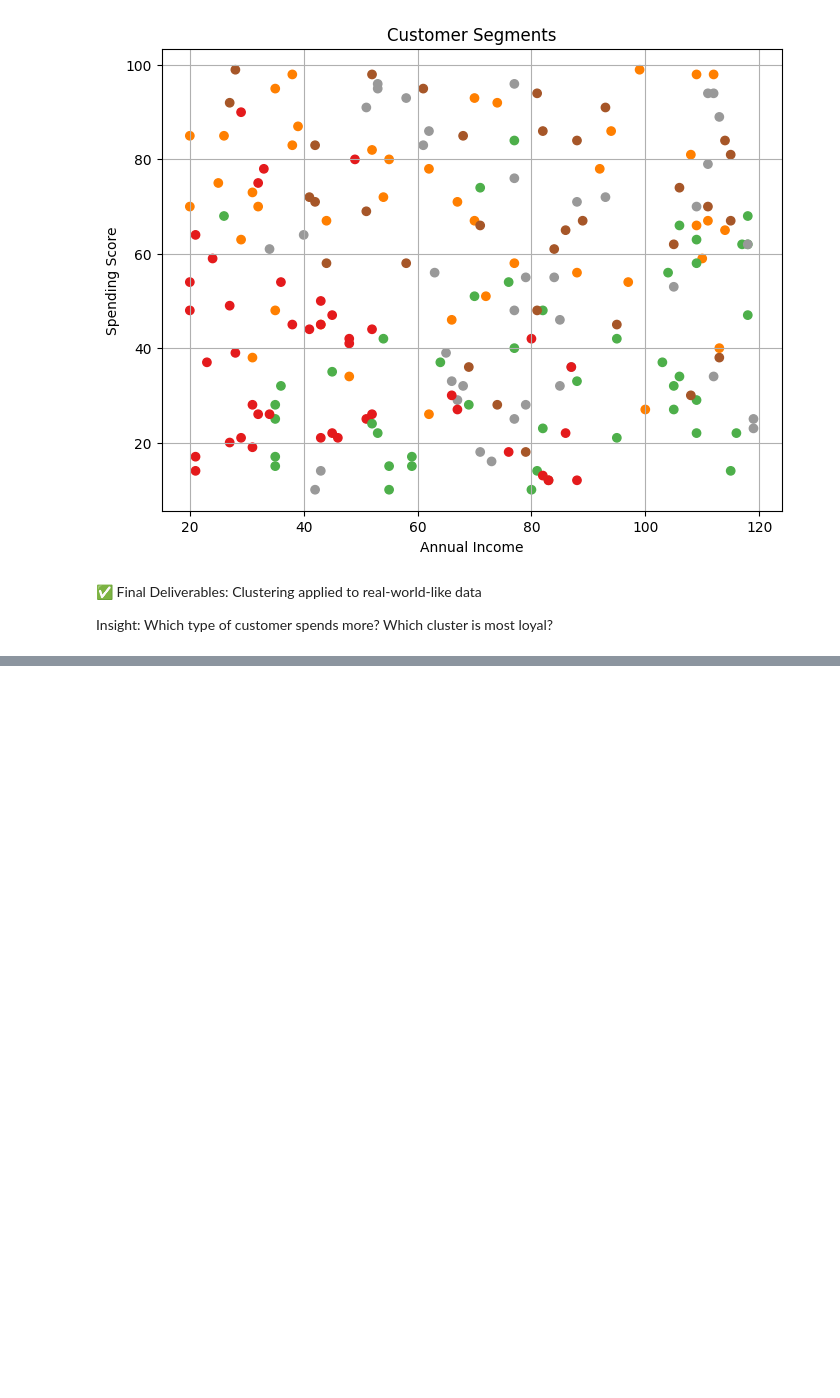
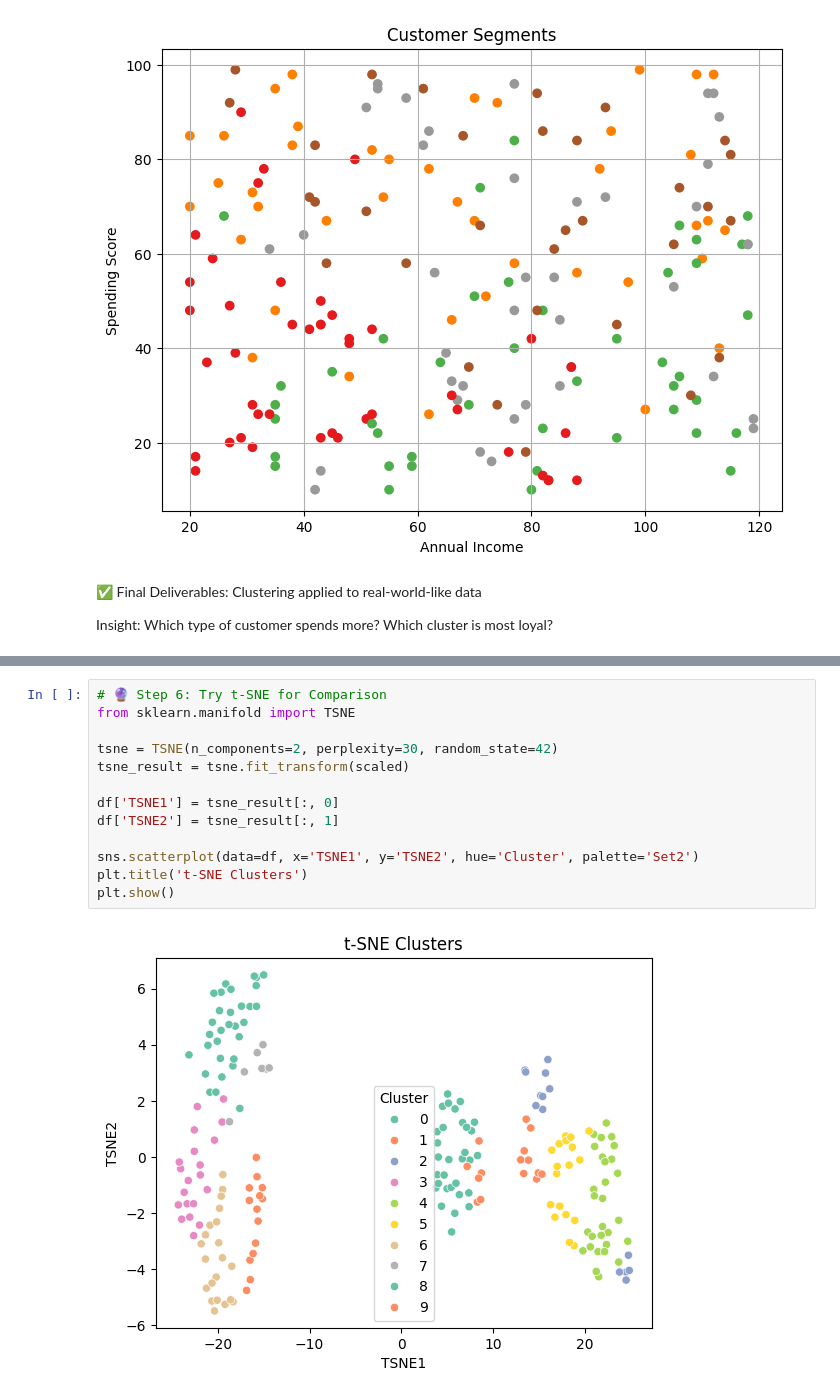
Before and after one commit to Rakshath66/ai-foundations, a Jupyter notebook: phase2/07_unsupervised_learning.ipynb, the cells around one changed output, grey strips where cells are left out. Cells and saved outputs as stored; diff of their text form; blank space fills up the shorter version.

```diff
--- a/phase2/07_unsupervised_learning.ipynb
+++ b/phase2/07_unsupervised_learning.ipynb
@@ -328,0 +545,15 @@ Insight: Which type of customer spends more? Which cluster is most loyal?
+# %%
+# 🔮 Step 6: Try t-SNE for Comparison
+from sklearn.manifold import TSNE
+
+tsne = TSNE(n_components=2, perplexity=30, random_state=42)
+tsne_result = tsne.fit_transform(scaled)
+
+df['TSNE1'] = tsne_result[:, 0]
+df['TSNE2'] = tsne_result[:, 1]
+
+sns.scatterplot(data=df, x='TSNE1', y='TSNE2', hue='Cluster', palette='Set2')
+plt.title('t-SNE Clusters')
+plt.show()
+# %% [output]
+[figure, added]
```
Also changed, not shown: parts of 39 cells of this notebook.
